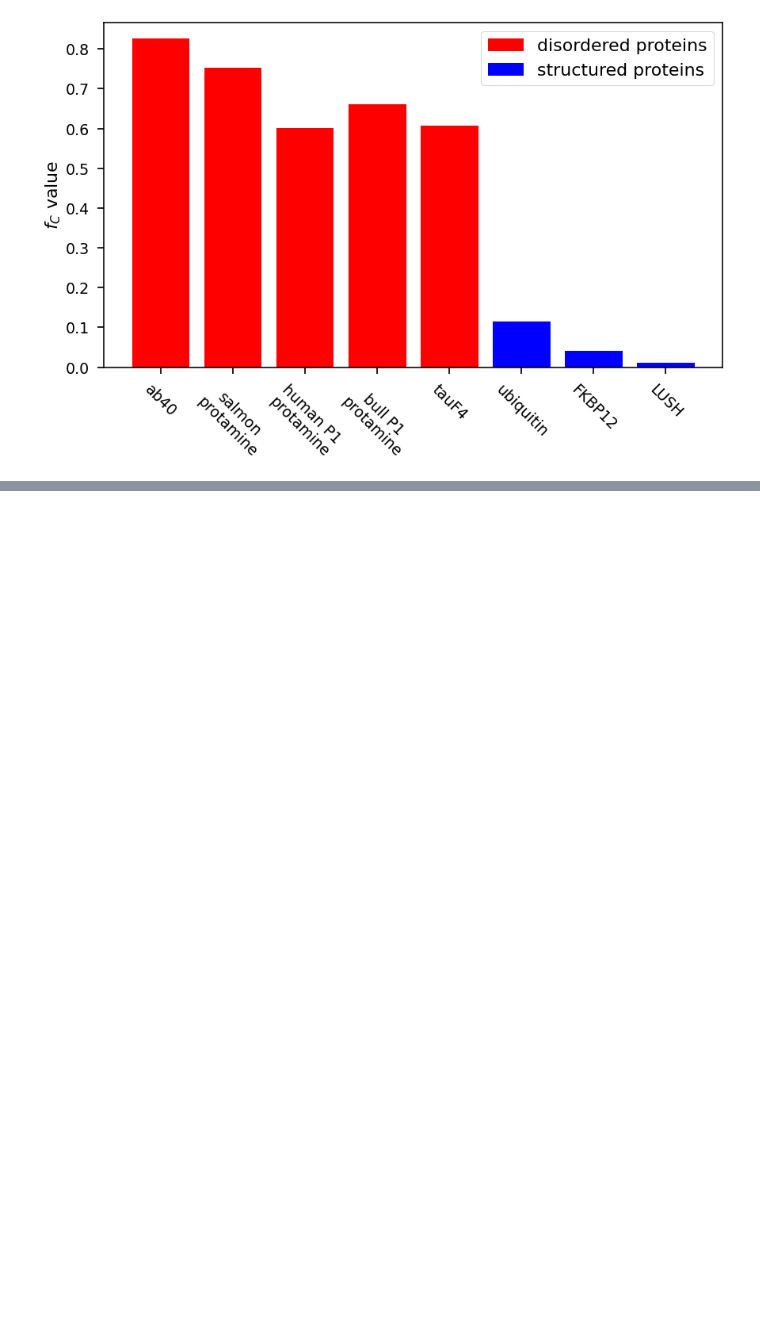
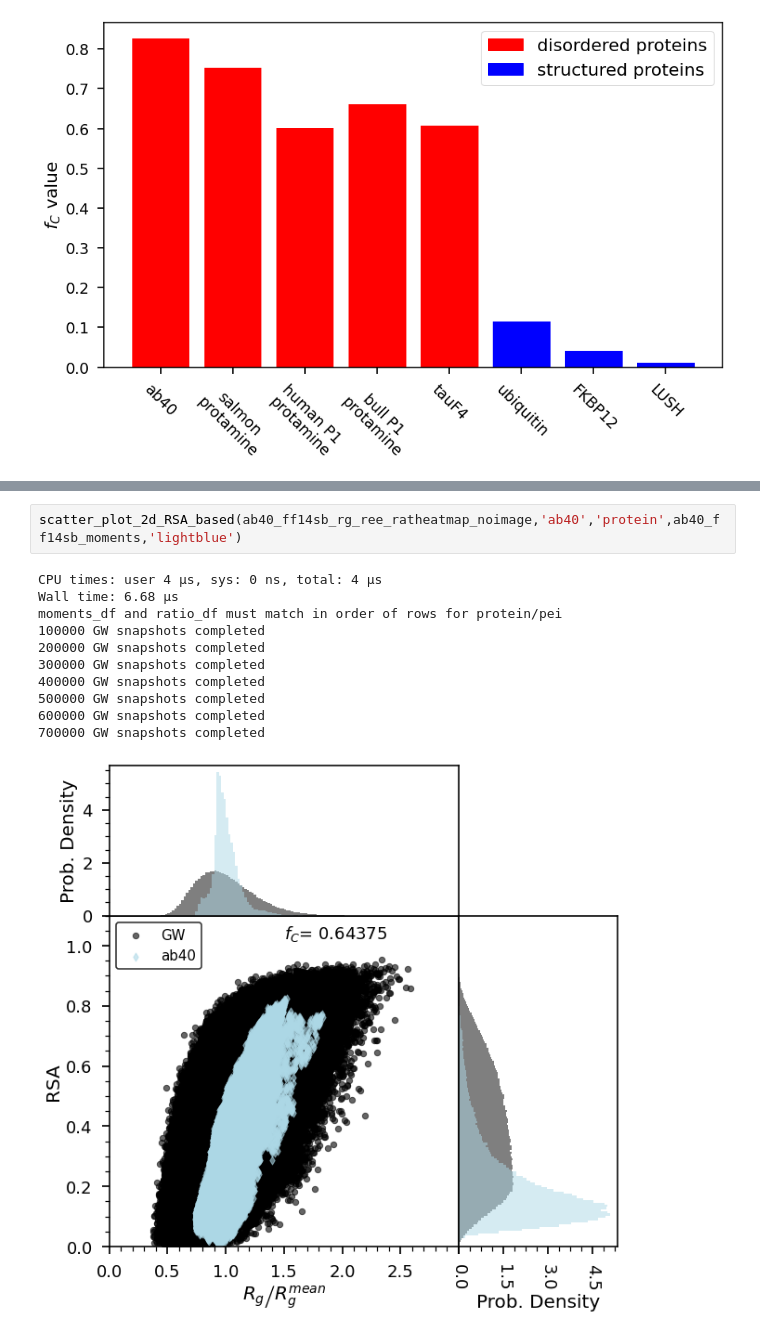
Before and after one commit to hshadman/disordered_protein_polymer_chain_theory, a Jupyter notebook: summary_SAW_RW/summary_SAW_RW_v2.ipynb, the cells around one changed output, grey strips where cells are left out. Saved outputs shown, nothing was run; the diff lists cells and outputs as text; blank space fills up the shorter version.

```diff
--- a/summary_SAW_RW/summary_SAW_RW_v2.ipynb
+++ b/summary_SAW_RW/summary_SAW_RW_v2.ipynb
@@ -3026,0 +3931,14 @@ plt.savefig('figures/fC_summary.png', dpi = 1000, bbox_inches='tight')
+# %%
+scatter_plot_2d_RSA_based(ab40_ff14sb_rg_ree_ratheatmap_noimage,'ab40','protein',ab40_ff14sb_moments,'lightblue')
+# %% [output]
+CPU times: user 4 µs, sys: 0 ns, total: 4 µs
+Wall time: 6.68 µs
+moments_df and ratio_df must match in order of rows for protein/pei
+100000 GW snapshots completed
+200000 GW snapshots completed
+300000 GW snapshots completed
+400000 GW snapshots completed
+500000 GW snapshots completed
+600000 GW snapshots completed
+700000 GW snapshots completed
+[figure, added]
```
Also changed, not shown: parts of 29 cells of this notebook, 10 other files.
